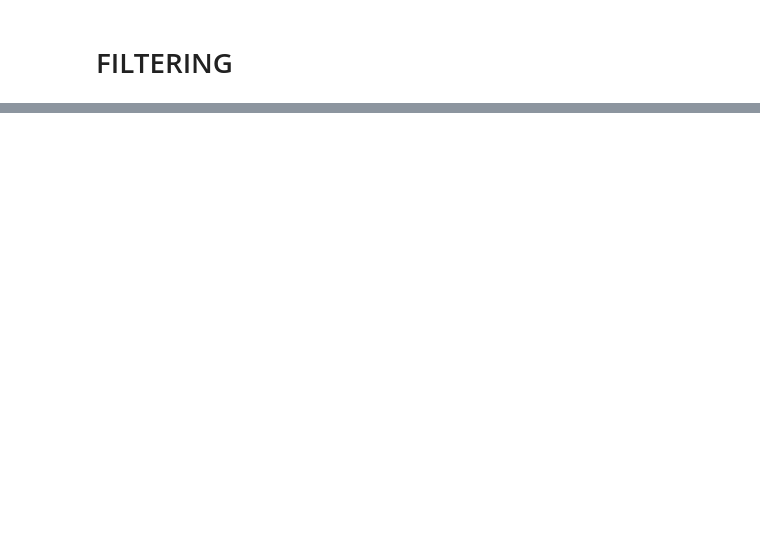
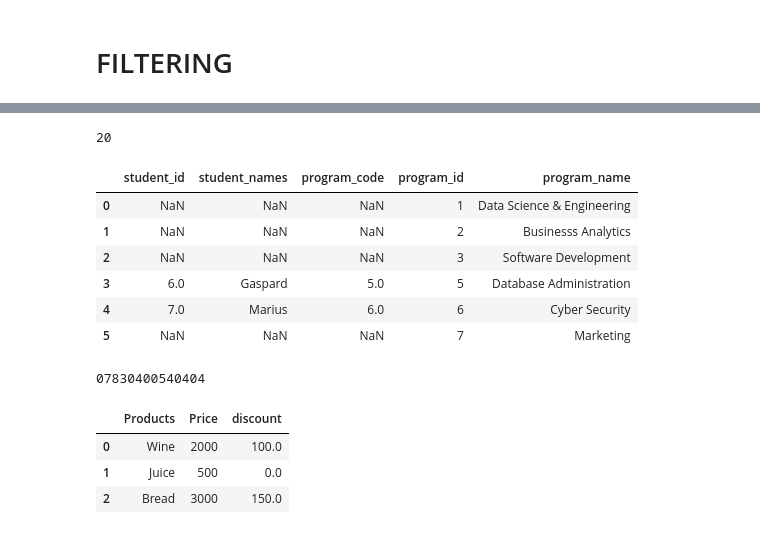
Before and after one commit to MugemaneBertin2001/AIandMLresearch, a Jupyter notebook: Files To Share To Participants/data_reading.ipynb, the cells around one changed output, grey strips where cells are left out. Cells and saved outputs as stored; diff of their text form; code cells hidden in the pictures; blank space fills up the shorter version.

```diff
--- a/Files To Share To Participants/data_reading.ipynb
+++ b/Files To Share To Participants/data_reading.ipynb
@@ -217,3 +217,9 @@ sales[(sales['sales_contact_code']==3)& (sales['country'] == 'Canada')]
 | 448 | 448 | Jonathan | David | Canada | +250766666628 | 3 | 455 | ... |
 | 449 | 449 | Jonathan | David | Canada | +250766666628 | 3 | 478 | ... |
 | 450 | 450 | Jonathan | David | Canada | +250766666628 | 3 | 577 | ... |
+# %%
+sales_filter = sales[(sales['total']>= 1000 & (sales['country']=='USA'))]
+unique_sales = (sales_filter['country'].unique())
+len(unique_sales)
+# %% [output]
+20
@@ -219,0 +240,54 @@ sales[(sales['sales_contact_code']==3)& (sales['country'] == 'Canada')]
+# %%
+evening_students = pd.DataFrame({'student_id' : [1, 2, 3, 4, 5],
+                         'student_names': ['Jane', 'Alice', 'Bob', 'Mark', 'Peter'],
+                         'program_id': [1, 2, 1, 2, 4]})
+
+morning_students = pd.DataFrame({'student_id' : [6, 7],
+                         'student_names': ['Gaspard', 'Marius'],
+                         'program_code': [5,6]})
+
+programs = pd.DataFrame({
+                          # 'program_id': [1, 2, 3, 5, 6, 7],
+                         'program_id': ['1','2', '3', '5', '6', '7'],
+                          'program_name': ['Data Science & Engineering', 'Businesss Analytics',
+                                            'Software Development', 'Database Administration', 'Cyber Security', 'Marketing'],
+})
+
+pd.merge(morning_students, programs, left_on='program_code', right_on='program_id', how='outer')
+# %% [output]
+|  | student_id | student_names | program_code | program_id | program_name |
+| 0 | NaN | NaN | NaN | 1 | Data Science & Engineering |
+| 1 | NaN | NaN | NaN | 2 | Businesss Analytics |
+| 2 | NaN | NaN | NaN | 3 | Software Development |
+| 3 | 6.0 | Gaspard | 5.0 | 5 | Database Administration |
+| 4 | 7.0 | Marius | 6.0 | 6 | Cyber Security |
+| 5 | NaN | NaN | NaN | 7 | Marketing |
+# %%
+# pd.merge
+
+def clean_phone(phone_number):
+    cleaned_number = phone_number.replace("+25",'')
+
+    return cleaned_number
+
+
+print(clean_phone("+2507830400540404"))
+# %% [output]
+07830400540404
+# %%
+import pandas as pd
+
+def price_discount(amount):
+    if amount >= 1000:
+        return amount * 5 / 100
+    else:
+        return 0
+
+df = pd.DataFrame({'Products': ['Wine', 'Juice', 'Bread'], 'Price': [2000, 500, 3000]})
+df['discount'] = df['Price'].apply(price_discount)
+df
+# %% [output]
+|  | Products | Price | discount |
+| 0 | Wine | 2000 | 100.0 |
+| 1 | Juice | 500 | 0.0 |
+| 2 | Bread | 3000 | 150.0 |
```
Also changed, not shown: parts of 2 cells of this notebook, 2 other files.
